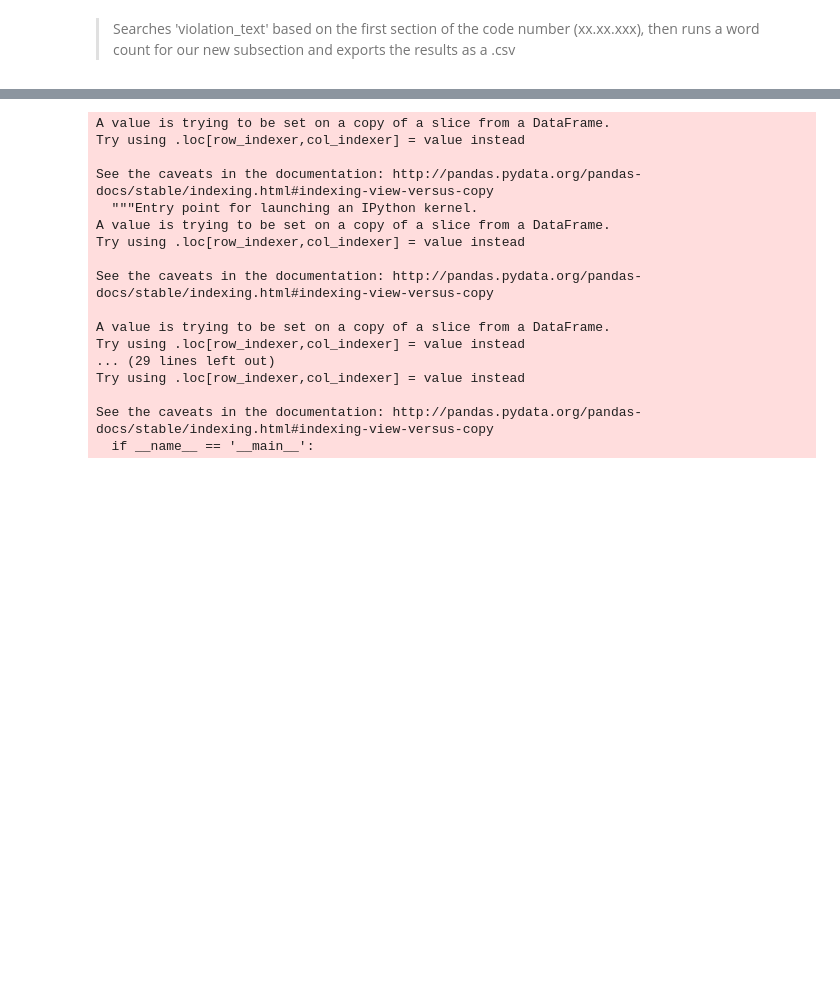
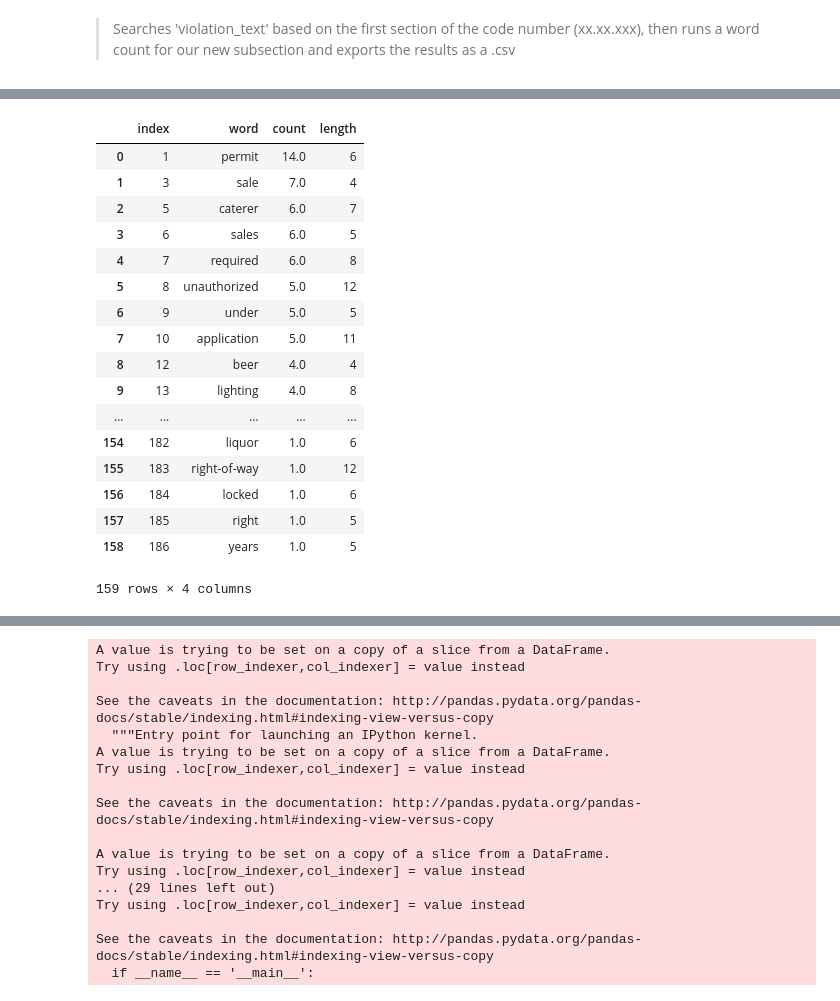
Before and after one commit to shrutijalewar/data-question-2-xtreme-united, a Jupyter notebook: DataQuestion2.ipynb, the cells around one changed output, grey strips where cells are left out. Drawn from its saved outputs; the diff is of its cells as text; code cells hidden in the pictures; blank space fills up the shorter version.

```diff
--- a/DataQuestion2.ipynb
+++ b/DataQuestion2.ipynb
@@ -218,26 +284,45 @@ t7_count.to_csv("/Users/Justin/GIT/data-question-2/t7_count.csv")
 # %%
 ## 8.xx.xxx
 
 bool8 = clean_data['VIOLATION_TEXT'].str.contains(str('8.\d{1,3}.\d{,3}'))
 viol8_df = clean_data[bool8== True]
 viol8_df.head(20)
 
 text_8 = viol8_df['VIOLATION_DESC'].astype(str)
 text_8 = text_8.str.lower()
 
 t8_vi_count = text_8.apply(lambda x: pd.value_counts(x.split(" "))).sum(axis = 0)
 
 t8_vi_count = t8_vi_count.sort_values(ascending = False)
 
 t8_vi_count = t8_vi_count.reset_index()
 t8_vi_count.columns = ['word','count']
 
 t8_vi_count['length'] = t8_vi_count.word.str.len()
 t8_bool = t8_vi_count['length'] > 3
 t8_count = t8_vi_count[t8_bool == True]
 t8_count.reset_index()
 
-t8_count.to_csv("/Users/Justin/GIT/data-question-2/t8_count.csv")
+#t8_count.to_csv("/Users/Justin/GIT/data-question-2/t8_count.csv")
+# %% [output]
+|  | index | word | count | length |
+| 0 | 1 | permit | 14.0 | 6 |
+| 1 | 3 | sale | 7.0 | 4 |
+| 2 | 5 | caterer | 6.0 | 7 |
+| 3 | 6 | sales | 6.0 | 5 |
+| 4 | 7 | required | 6.0 | 8 |
+| 5 | 8 | unauthorized | 5.0 | 12 |
+| 6 | 9 | under | 5.0 | 5 |
+| 7 | 10 | application | 5.0 | 11 |
+| 8 | 12 | beer | 4.0 | 4 |
+| 9 | 13 | lighting | 4.0 | 8 |
+| ... | ... | ... | ... | ... |
+| 154 | 182 | liquor | 1.0 | 6 |
+| 155 | 183 | right-of-way | 1.0 | 12 |
+| 156 | 184 | locked | 1.0 | 6 |
+| 157 | 185 | right | 1.0 | 5 |
+| 158 | 186 | years | 1.0 | 5 |
+159 rows × 4 columns
 # %%
 ## 10.xx.xxx
 
```
Also changed, not shown: parts of 16 cells of this notebook.
